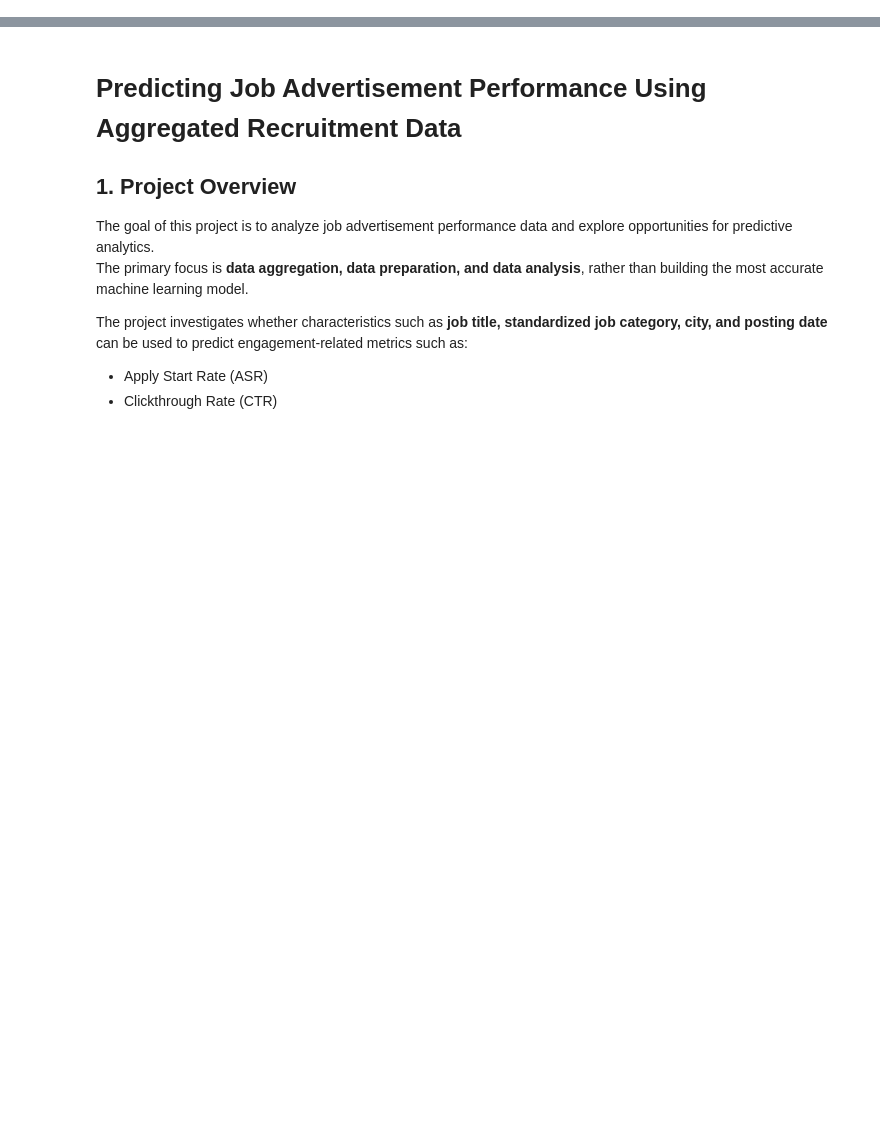
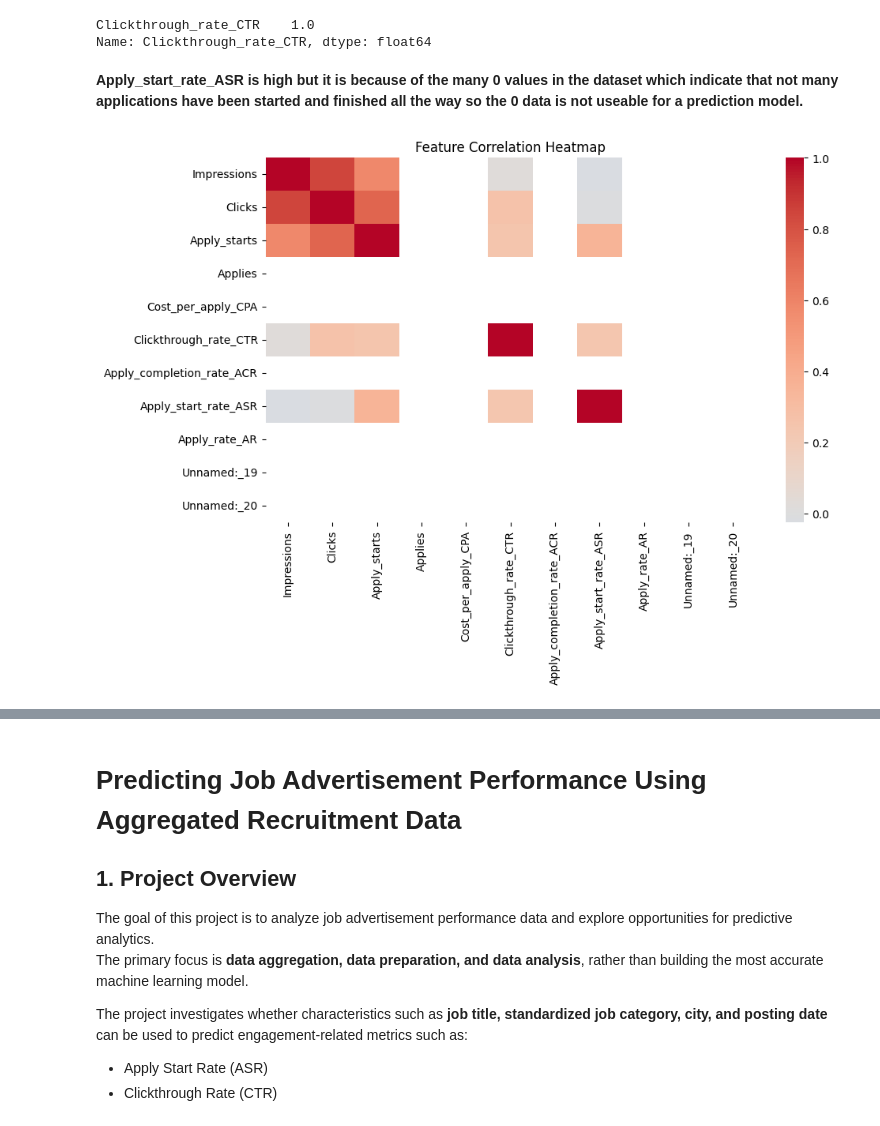
Before and after one commit to Dutchy-dev/Brunel-Indeed, a Jupyter notebook: Code.ipynb, the cells around one changed output, grey strips where cells are left out. Cells and saved outputs as stored; diff of their text form; code cells hidden in the pictures; blank space fills up the shorter version.

```diff
--- a/Code.ipynb
+++ b/Code.ipynb
@@ -0,0 +447,8 @@
+# %%
+# Finding Good Indicators
+# Numeric Correlations
+numeric_df = df.select_dtypes(include=[np.number])
+
+correlations = numeric_df.corr()[TARGET_VARIABLE].sort_values(ascending=False)
+
+correlations
@@ -0,0 +468,18 @@
+# %%
+# Strongest Indicators
+# Values close to 1 or -1 → strong indicators
+# Values near 0 → weak predictive value
+strong_indicators = correlations[abs(correlations) > 0.3]
+strong_indicators
+# %% [output]
+Clickthrough_rate_CTR    1.0
+Name: Clickthrough_rate_CTR, dtype: float64
+# %% [markdown]
+**Apply_start_rate_ASR is high but it is because of the many 0 values in the dataset which indicate that not many applications have been started and finished all the way so the 0 data is not useable for a prediction model.**
+# %%
+plt.figure(figsize=(10, 6))
+sns.heatmap(numeric_df.corr(), cmap="coolwarm", center=0)
+plt.title("Feature Correlation Heatmap")
+plt.show()
+# %% [output]
+[figure, added]
```
Also changed, not shown: parts of 33 cells of this notebook.
